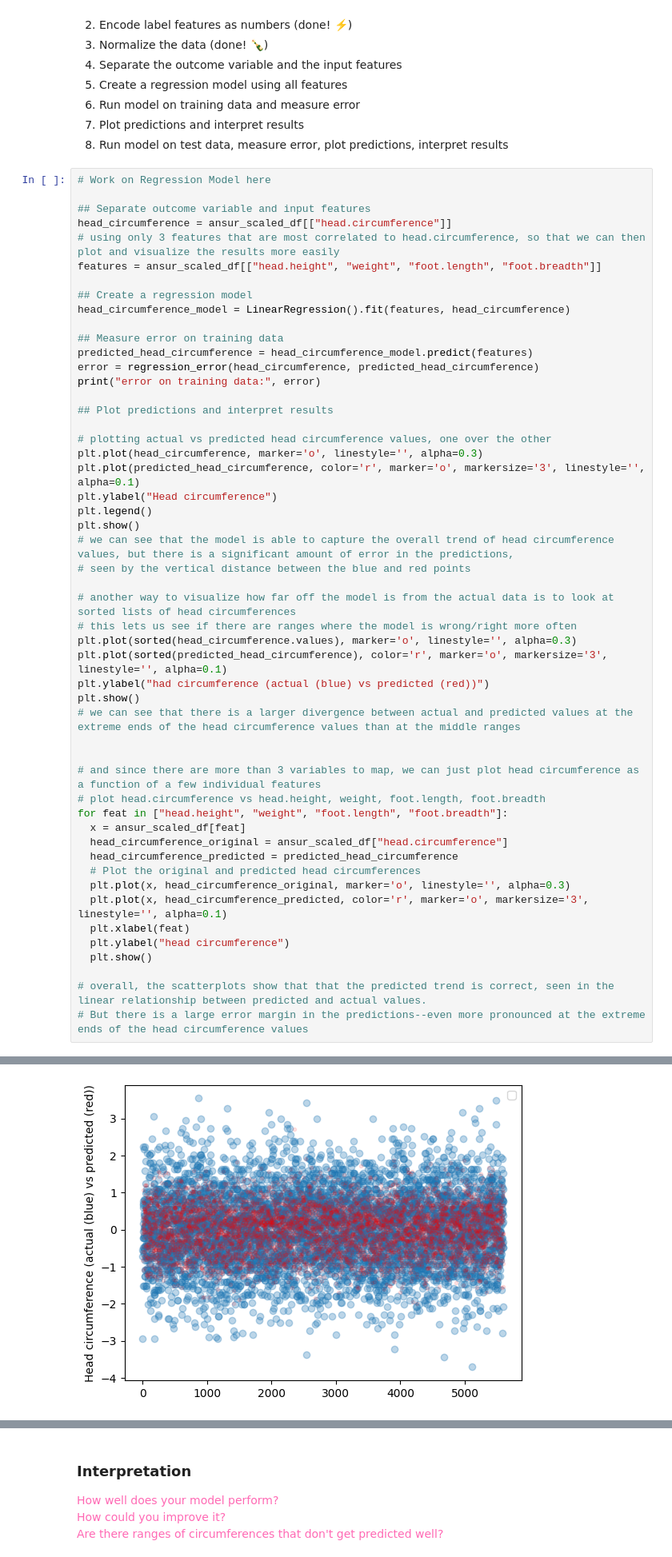
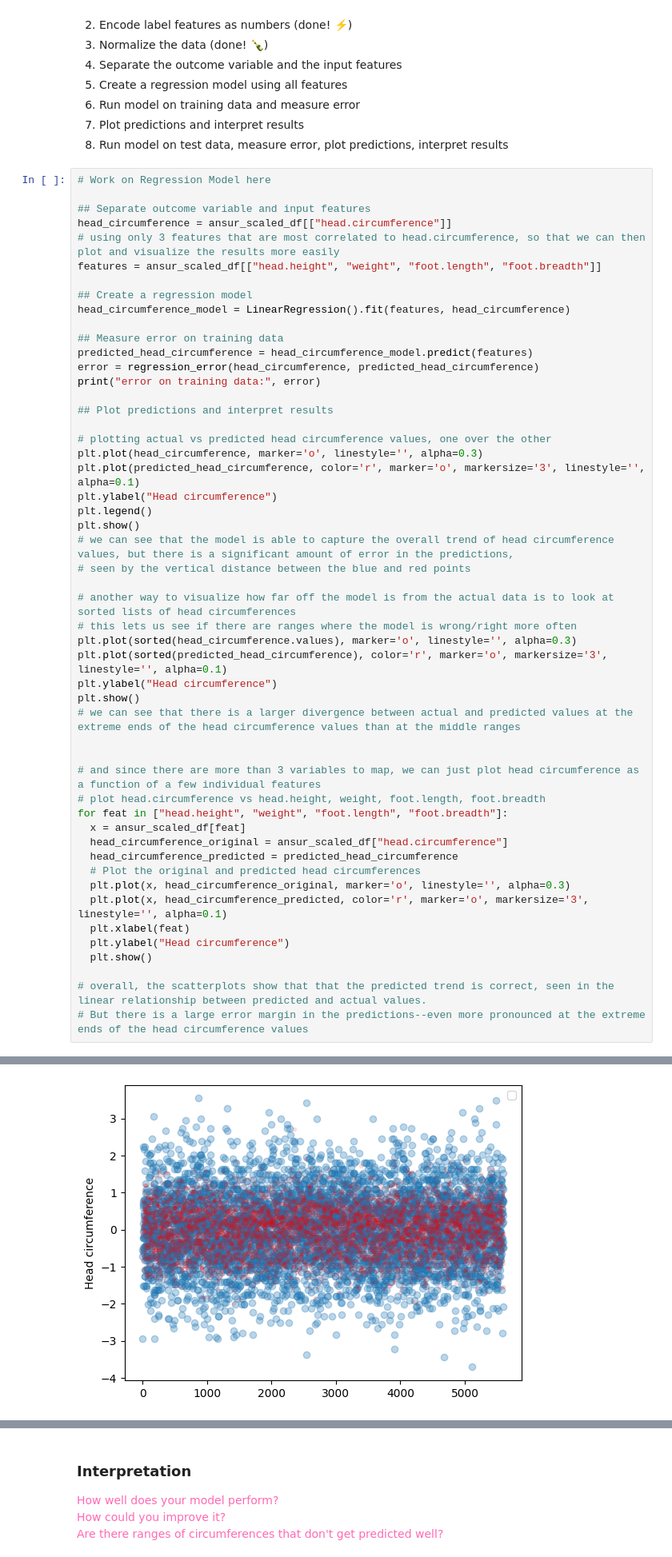
Before and after one commit to lara-ML2025/Homework07, a Jupyter notebook: Homework07.ipynb, the cells around one changed output, grey strips where cells are left out. Shown at 80% size. Cells and saved outputs as stored; diff of their text form.

```diff
--- a/Homework07.ipynb
+++ b/Homework07.ipynb
@@ -278,33 +278,33 @@ plt.plot(predicted_head_circumference, color='r', marker='o', markersize='3', li
 plt.ylabel("Head circumference")
 plt.legend()
 plt.show()
 # we can see that the model is able to capture the overall trend of head circumference values, but there is a significant amount of error in the predictions,
 # seen by the vertical distance between the blue and red points
 
 # another way to visualize how far off the model is from the actual data is to look at sorted lists of head circumferences
 # this lets us see if there are ranges where the model is wrong/right more often
 plt.plot(sorted(head_circumference.values), marker='o', linestyle='', alpha=0.3)
 plt.plot(sorted(predicted_head_circumference), color='r', marker='o', markersize='3', linestyle='', alpha=0.1)
-plt.ylabel("had circumference (actual (blue) vs predicted (red))")
+plt.ylabel("Head circumference")
 plt.show()
 # we can see that there is a larger divergence between actual and predicted values at the extreme ends of the head circumference values than at the middle ranges
 
 
 # and since there are more than 3 variables to map, we can just plot head circumference as a function of a few individual features
 # plot head.circumference vs head.height, weight, foot.length, foot.breadth
 for feat in ["head.height", "weight", "foot.length", "foot.breadth"]:
   x = ansur_scaled_df[feat]
   head_circumference_original = ansur_scaled_df["head.circumference"]
   head_circumference_predicted = predicted_head_circumference
   # Plot the original and predicted head circumferences
   plt.plot(x, head_circumference_original, marker='o', linestyle='', alpha=0.3)
   plt.plot(x, head_circumference_predicted, color='r', marker='o', markersize='3', linestyle='', alpha=0.1)
   plt.xlabel(feat)
-  plt.ylabel("head circumference")
+  plt.ylabel("Head circumference")
   plt.show()
 
 # overall, the scatterplots show that that the predicted trend is correct, seen in the linear relationship between predicted and actual values.
 # But there is a large error margin in the predictions--even more pronounced at the extreme ends of the head circumference values
 # %% [output]
 error on training data: 0.7779232106405695
-[figure, old version]
+[figure, new version]
```
Also changed, not shown: parts of 4 cells of this notebook.
